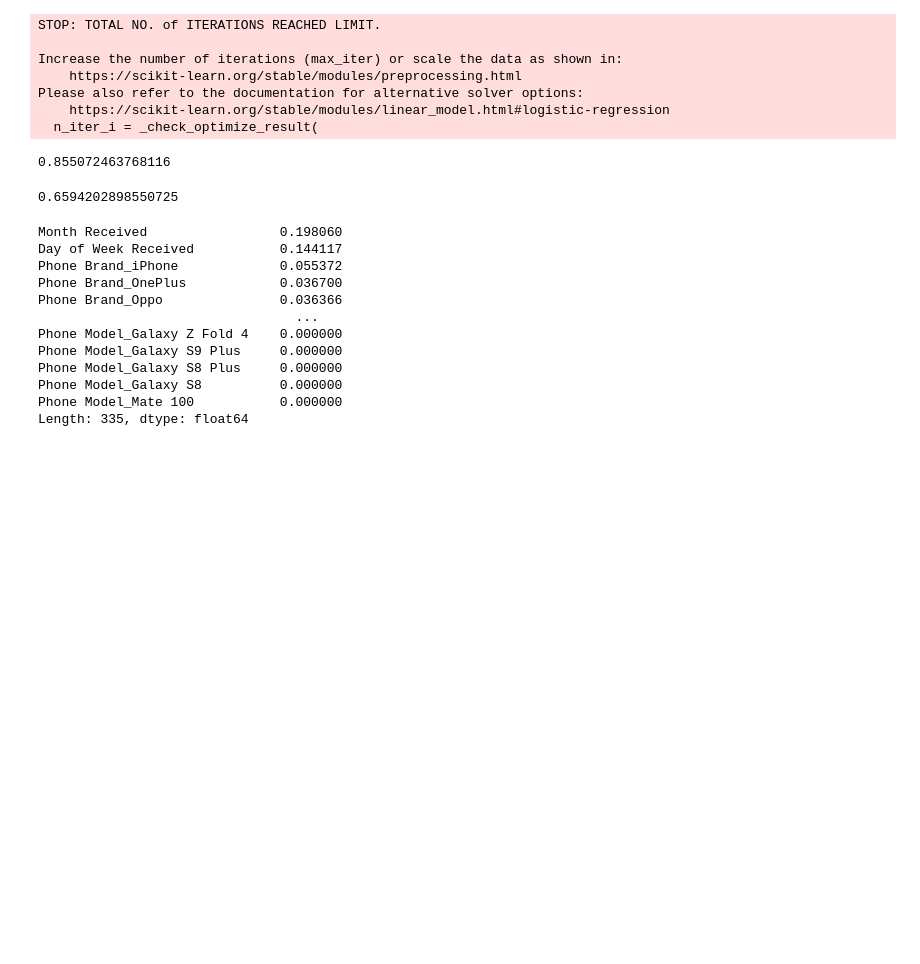
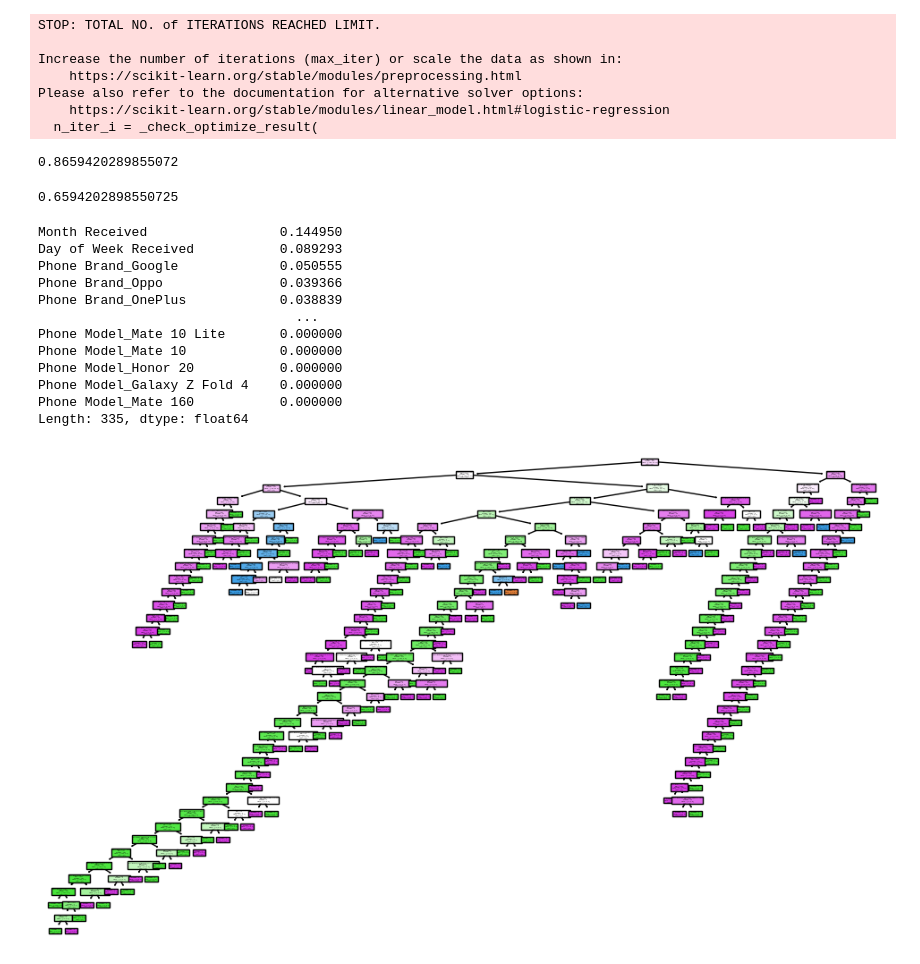
Before and after one commit to nikolamurgo/phone-repair-estimation, a Jupyter notebook: phone-repair-estimation.ipynb, the cells around one changed output. Saved outputs shown, nothing was run; the diff lists cells and outputs as text; code cells hidden in the pictures; blank space fills up the shorter version.

Commit message:
Decision Tree Classifier and applying categories

```diff
--- a/phone-repair-estimation.ipynb
+++ b/phone-repair-estimation.ipynb
@@ -214,13 +210,13 @@ Please also refer to the documentation for alternative solver options:
   n_iter_i = _check_optimize_result(
 # %%
 from sklearn.tree import DecisionTreeClassifier
-dt = DecisionTreeClassifier(random_state=42)
+dt = DecisionTreeClassifier(random_state=42, criterion="gini", splitter= "random")
 dt.fit(X_train, y_train)
 y_pred = dt.predict(X_test)
 
 print(dt.score(X_test, y_test))
 # %% [output]
-0.855072463768116
+0.8659420289855072
 # %%
 from sklearn.svm import SVC
 
@@ -235,15 +231,23 @@ importances = dt.feature_importances_
 feature_importances = pd.Series(importances, index=X.columns)
 print(feature_importances.sort_values(ascending=False))
 # %% [output]
-Month Received                 0.198060
-Day of Week Received           0.144117
-Phone Brand_iPhone             0.055372
-Phone Brand_OnePlus            0.036700
-Phone Brand_Oppo               0.036366
+Month Received                 0.144950
+Day of Week Received           0.089293
+Phone Brand_Google             0.050555
+Phone Brand_Oppo               0.039366
+Phone Brand_OnePlus            0.038839
                                  ...
+Phone Model_Mate 10 Lite       0.000000
+Phone Model_Mate 10            0.000000
+Phone Model_Honor 20           0.000000
 Phone Model_Galaxy Z Fold 4    0.000000
-Phone Model_Galaxy S9 Plus     0.000000
-Phone Model_Galaxy S8 Plus     0.000000
-Phone Model_Galaxy S8          0.000000
-Phone Model_Mate 100           0.000000
+Phone Model_Mate 160           0.000000
 Length: 335, dtype: float64
+# %%
+from sklearn import tree
+
+fig, ax = plt.subplots(figsize=(12, 7))
+tree.plot_tree(dt, ax=ax, filled=True, feature_names=X.columns, class_names=True)
+plt.show()
+# %% [output]
+[figure, added]
```
Also changed, not shown: parts of 5 cells of this notebook.
